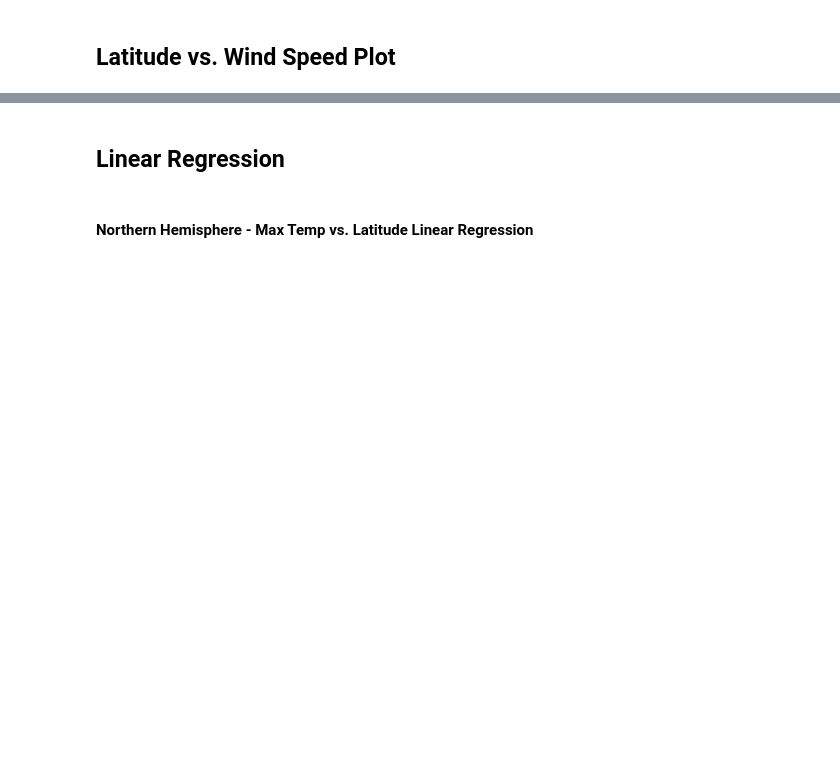
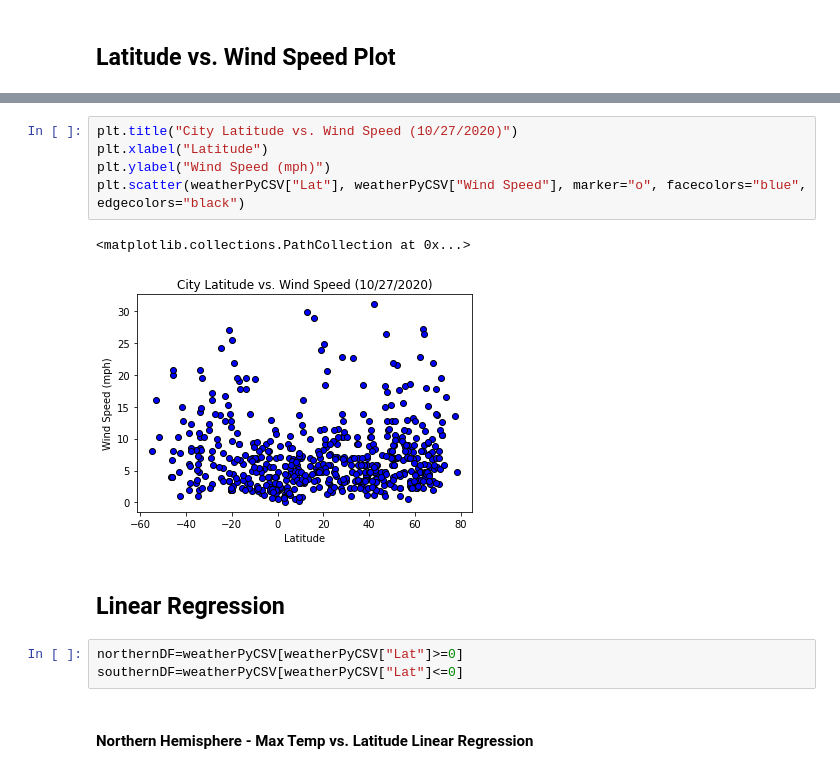
Before and after one commit to RBLevine/python-api-challenge, a Jupyter notebook: WeatherPy/WeatherPy.ipynb, the cells around one changed output, grey strips where cells are left out. Saved outputs shown, nothing was run; the diff lists cells and outputs as text; blank space fills up the shorter version.

```diff
--- a/WeatherPy/WeatherPy.ipynb
+++ b/WeatherPy/WeatherPy.ipynb
@@ -200,4 +228,15 @@ There are no columns to drop
+# %%
+plt.title("City Latitude vs. Wind Speed (10/27/2020)")
+plt.xlabel("Latitude")
+plt.ylabel("Wind Speed (mph)")
+plt.scatter(weatherPyCSV["Lat"], weatherPyCSV["Wind Speed"], marker="o", facecolors="blue", edgecolors="black")
+# %% [output]
+<matplotlib.collections.PathCollection at 0x...>
+[figure, added]
 # %% [markdown]
 ## Linear Regression
+# %%
+northernDF=weatherPyCSV[weatherPyCSV["Lat"]>=0]
+southernDF=weatherPyCSV[weatherPyCSV["Lat"]<=0]
 # %% [markdown]
 ####  Northern Hemisphere - Max Temp vs. Latitude Linear Regression
```
Also changed, not shown: parts of 33 cells of this notebook, 2 other files.
